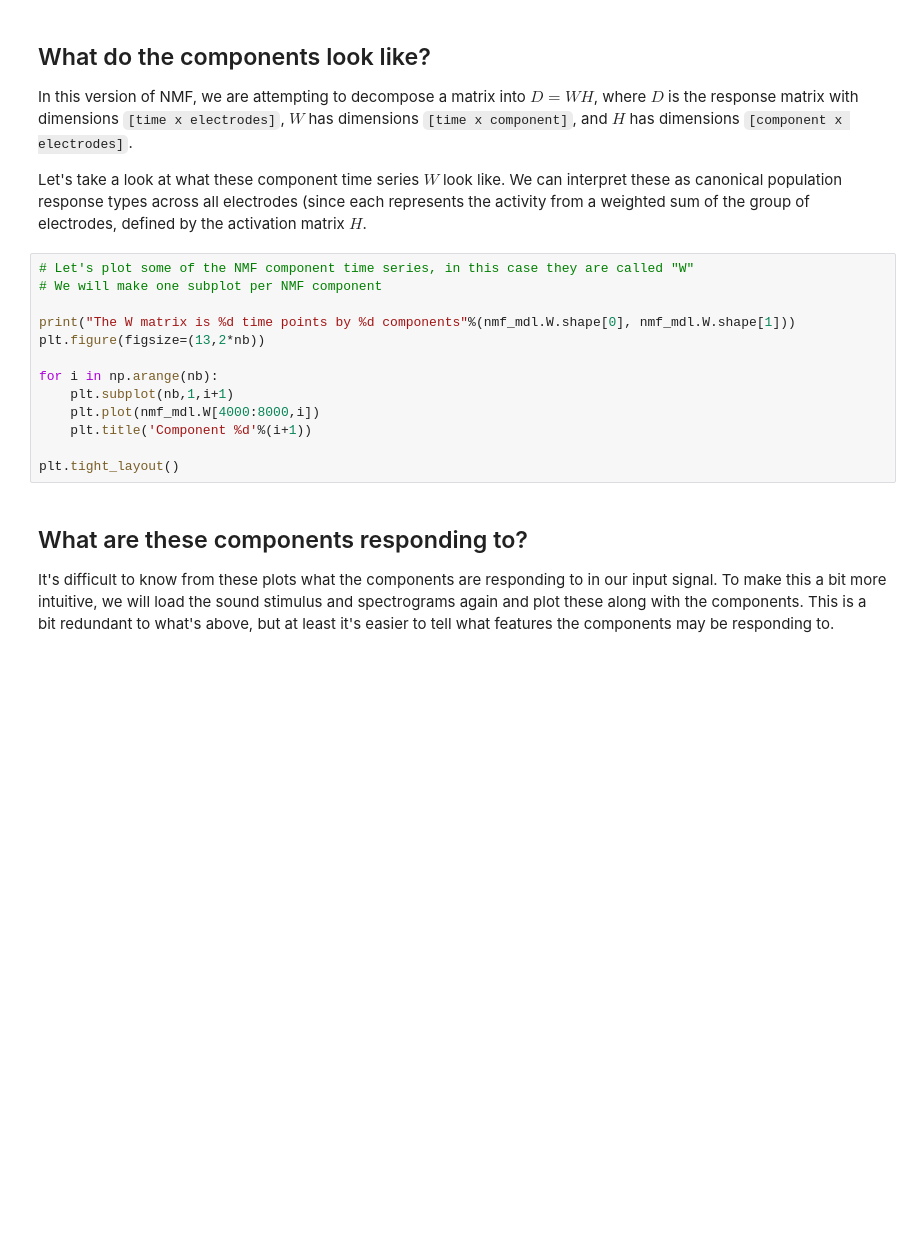
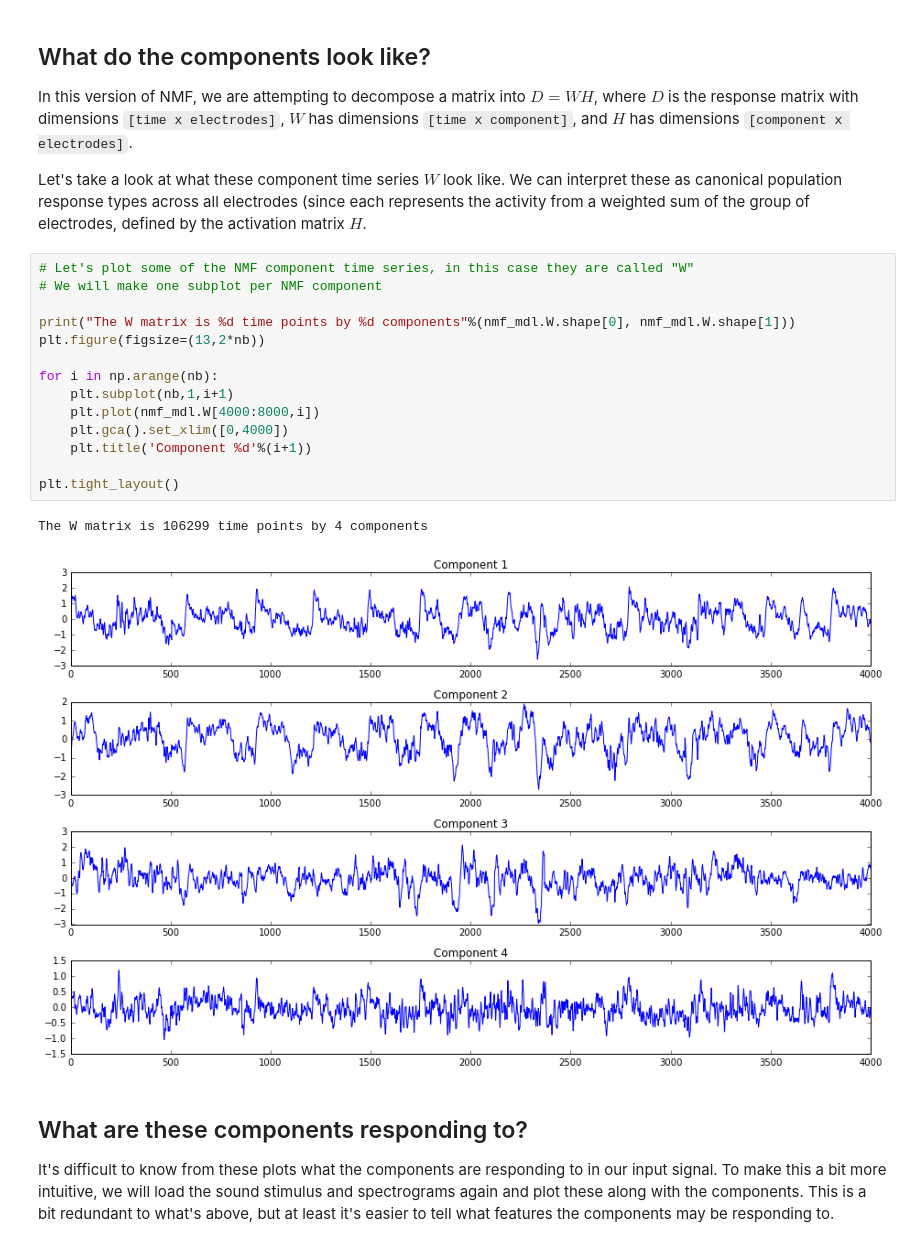
Before and after one commit to libertyh/ECI2018, a Jupyter notebook: Lab2/UnsupervisedMethods.ipynb, the cells around one changed output. Saved outputs shown, nothing was run; the diff lists cells and outputs as text; blank space fills up the shorter version.

```diff
--- a/Lab2/UnsupervisedMethods.ipynb
+++ b/Lab2/UnsupervisedMethods.ipynb
@@ -99,16 +111,20 @@ Let's take a look at what these component time series $W$ look like. We can inte
 # %%
 # Let's plot some of the NMF component time series, in this case they are called "W"
 # We will make one subplot per NMF component
 
 print("The W matrix is %d time points by %d components"%(nmf_mdl.W.shape[0], nmf_mdl.W.shape[1]))
 plt.figure(figsize=(13,2*nb))
 
 for i in np.arange(nb):
     plt.subplot(nb,1,i+1)
     plt.plot(nmf_mdl.W[4000:8000,i])
+    plt.gca().set_xlim([0,4000])
     plt.title('Component %d'%(i+1))
 
 plt.tight_layout()
+# %% [output]
+The W matrix is 106299 time points by 4 components
+[figure, added]
 # %% [markdown]
 ## What are these components responding to? ##
 
```
Also changed, not shown: parts of 7 cells of this notebook.
